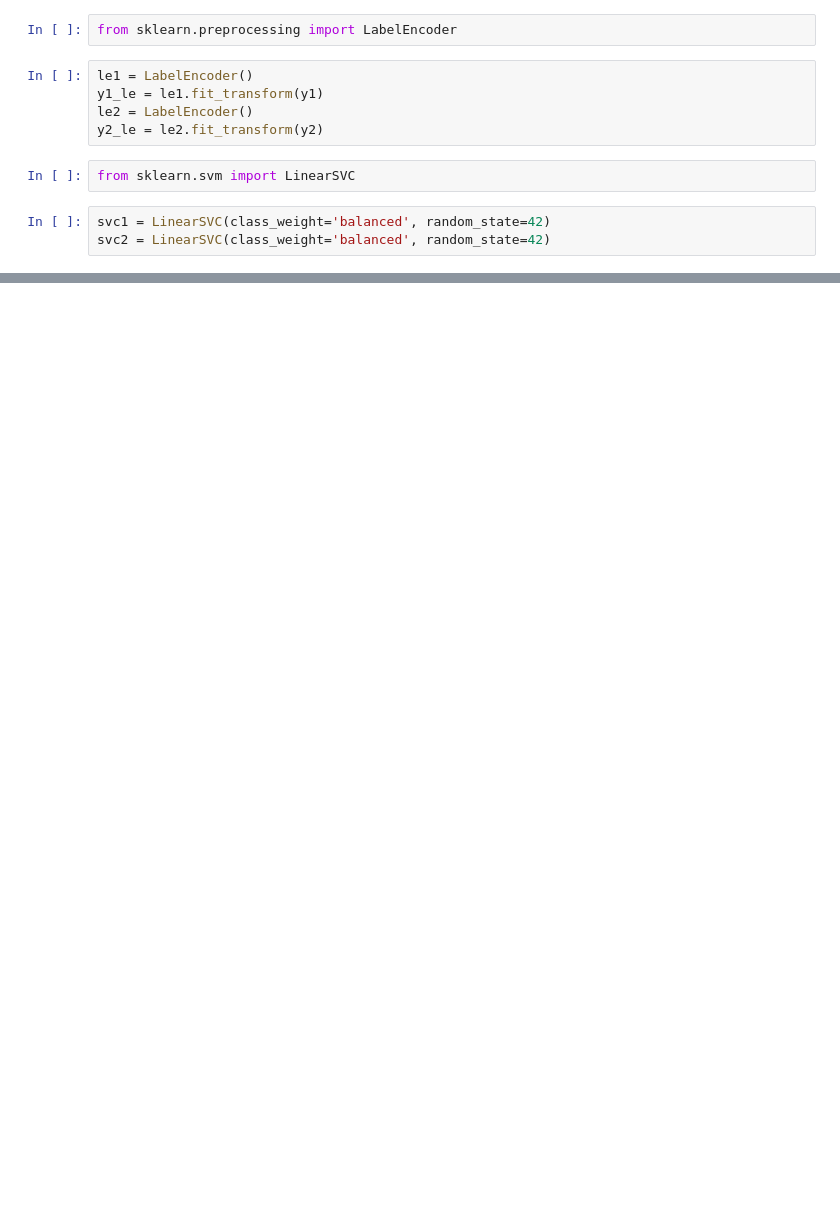
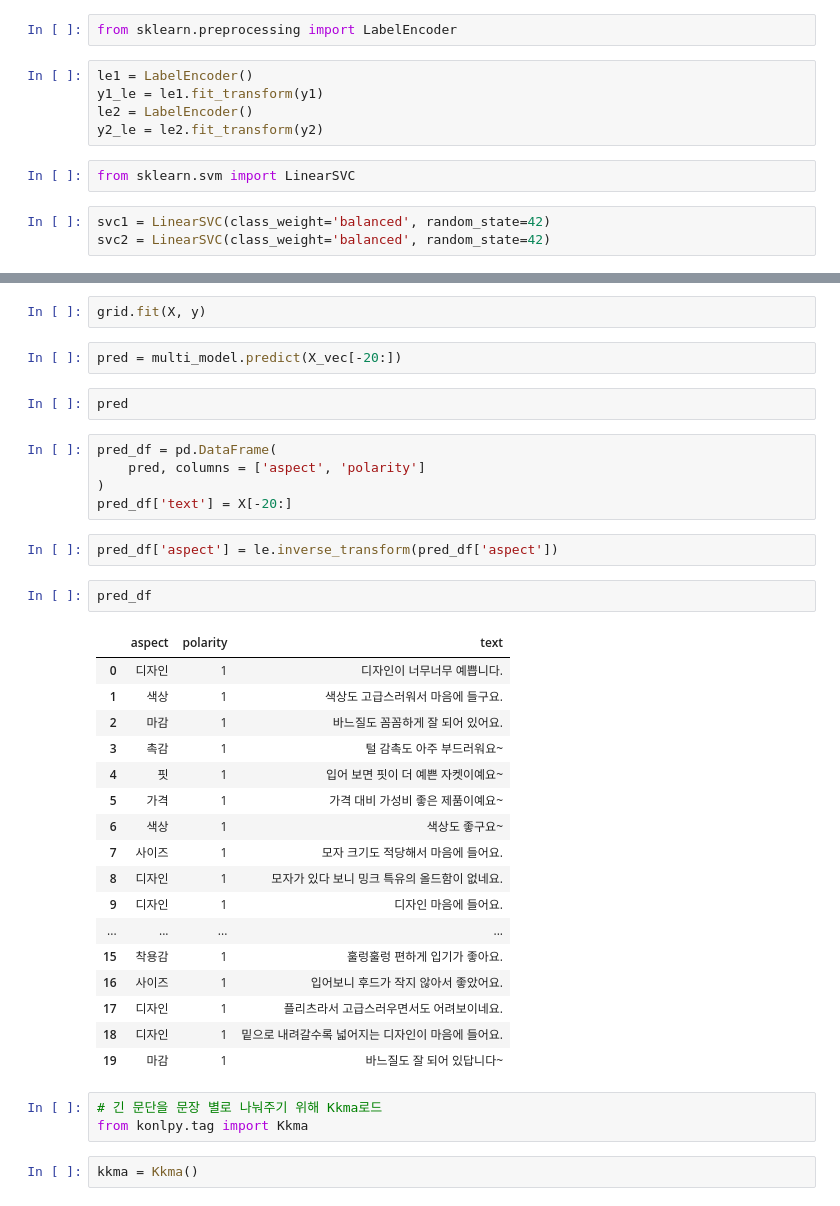
Before and after one commit to bsmoon-86/multicam_11, a Jupyter notebook: 20260604/04_review.ipynb, the cells around one changed output, grey strips where cells are left out. Saved outputs shown, nothing was run; the diff lists cells and outputs as text; blank space fills up the shorter version.

```diff
--- a/20260604/04_review.ipynb
+++ b/20260604/04_review.ipynb
@@ -204,0 +247,38 @@ svc2 = LinearSVC(class_weight='balanced', random_state=42)
+# %%
+grid.fit(X, y)
+# %%
+pred = multi_model.predict(X_vec[-20:])
+# %%
+pred
+# %%
+pred_df = pd.DataFrame(
+    pred, columns = ['aspect', 'polarity']
+)
+pred_df['text'] = X[-20:]
+# %%
+pred_df['aspect'] = le.inverse_transform(pred_df['aspect'])
+# %%
+pred_df
+# %% [output]
+|  | aspect | polarity | text |
+| 0 | 디자인 | 1 | 디자인이 너무너무 예쁩니다. |
+| 1 | 색상 | 1 | 색상도 고급스러워서 마음에 들구요. |
+| 2 | 마감 | 1 | 바느질도 꼼꼼하게 잘 되어 있어요. |
+| 3 | 촉감 | 1 | 털 감촉도 아주 부드러워요~ |
+| 4 | 핏 | 1 | 입어 보면 핏이 더 예쁜 자켓이예요~ |
+| 5 | 가격 | 1 | 가격 대비 가성비 좋은 제품이예요~ |
+| 6 | 색상 | 1 | 색상도 좋구요~ |
+| 7 | 사이즈 | 1 | 모자 크기도 적당해서 마음에 들어요. |
+| 8 | 디자인 | 1 | 모자가 있다 보니 밍크 특유의 올드함이 없네요. |
+| 9 | 디자인 | 1 | 디자인 마음에 들어요. |
+| ... | ... | ... | ... |
+| 15 | 착용감 | 1 | 훌렁훌렁 편하게 입기가 좋아요. |
+| 16 | 사이즈 | 1 | 입어보니 후드가 작지 않아서 좋았어요. |
+| 17 | 디자인 | 1 | 플리츠라서 고급스러우면서도 어려보이네요. |
+| 18 | 디자인 | 1 | 밑으로 내려갈수록 넓어지는 디자인이 마음에 들어요. |
+| 19 | 마감 | 1 | 바느질도 잘 되어 있답니다~ |
+# %%
+# 긴 문단을 문장 별로 나눠주기 위해 Kkma로드
+from konlpy.tag import Kkma
+# %%
+kkma = Kkma()
```
Also changed, not shown: parts of 45 cells of this notebook, 3 other files.
